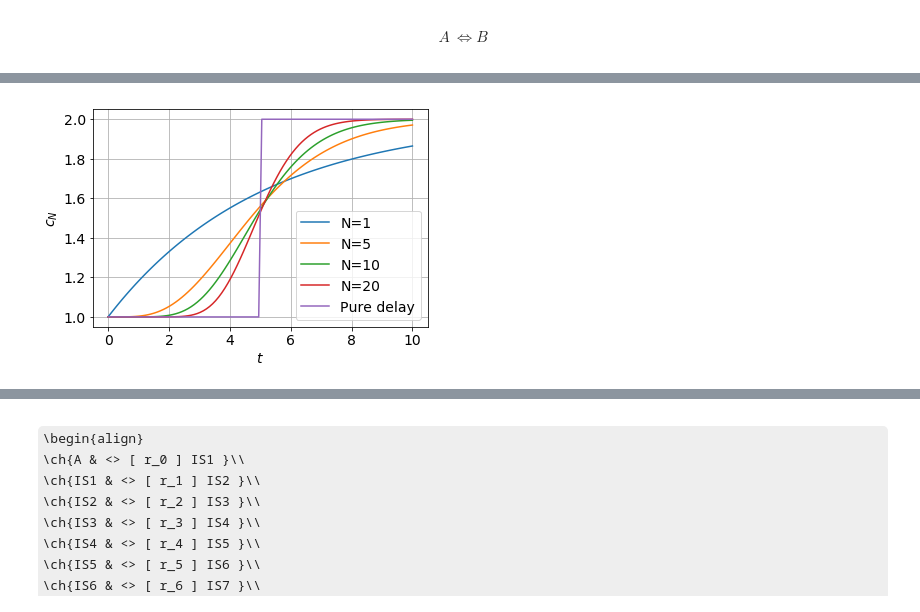
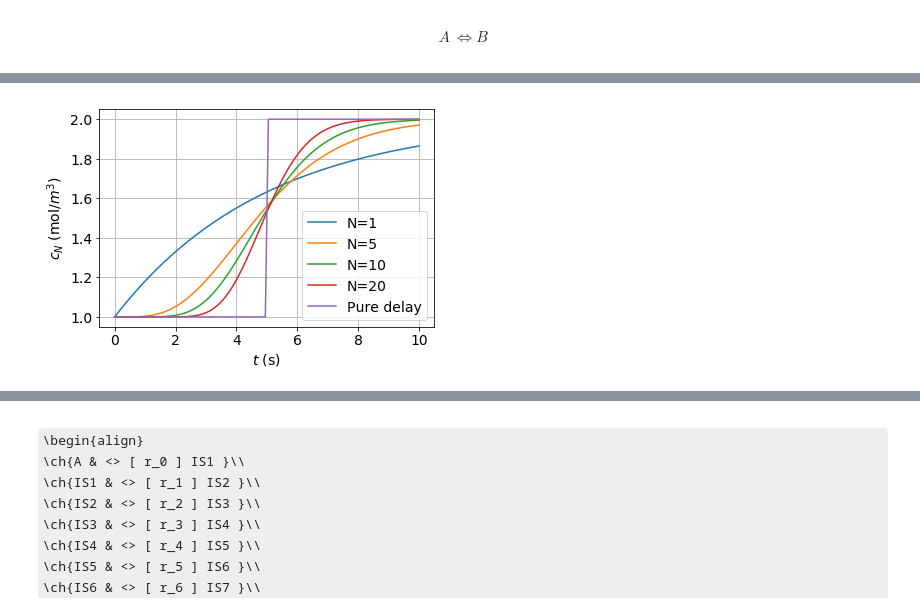
Before and after one commit to gawthrop/Advection22, a Jupyter notebook: Advection.ipynb, the cells around one changed output, grey strips where cells are left out. Cells and saved outputs as stored; diff of their text form; code cells hidden in the pictures; some formulas as TeX source.

```diff
--- a/Advection.ipynb
+++ b/Advection.ipynb
@@ -105,36 +104,36 @@ for N_lump in N_lumps:
         kap = f'kappa_{reac}'
         parameter[kap] = Q0
 
     s = st.stoich(Pipe,UniDir=UniDir, quiet=quiet)
     sc = st.statify(s,chemostats=['A','B'])
     species = s['species']
     disp.Latex(st.sprintrl(s))
     X0 = np.ones(s['n_X'])
     X0[species.index('A')] = 2
     for i in range(N_lump):
         spec = f'IS{i+1}'
         K = f'K_{spec}'
         parameter[K] = 1/V_i
         X0[species.index(spec)] = V_i
 
     dat = st.sim(s,sc=sc,t=t,parameter=parameter,X0=X0,quiet=quiet)
     r_N = f'r_{N_lump}'
     i_N = species.index(f'IS{N_lump}')
     x_N = dat['X'][:,i_N]
 
 
     plt.plot(t,x_N/V_i,label=f'N={N_lump}')
 
 ## Pure delay
 y_del = 1+np.heaviside(t-delay,1)
 plt.plot(t,y_del,label='Pure delay')
 plt.grid()
 plt.legend()
-plt.xlabel('$t$')
-plt.ylabel('$c_N$')
+plt.xlabel('$t$ (s)')
+plt.ylabel('$c_N$ (mol/$m^3$)')
 Savefig('Figs/Pipe.pdf')
 # %% [output]
-[figure, old version]
+[figure, new version]
 # %%
 V = dat['V']
 reaction = s['reaction']
```
Also changed, not shown: parts of 30 cells of this notebook, 5 other files.
